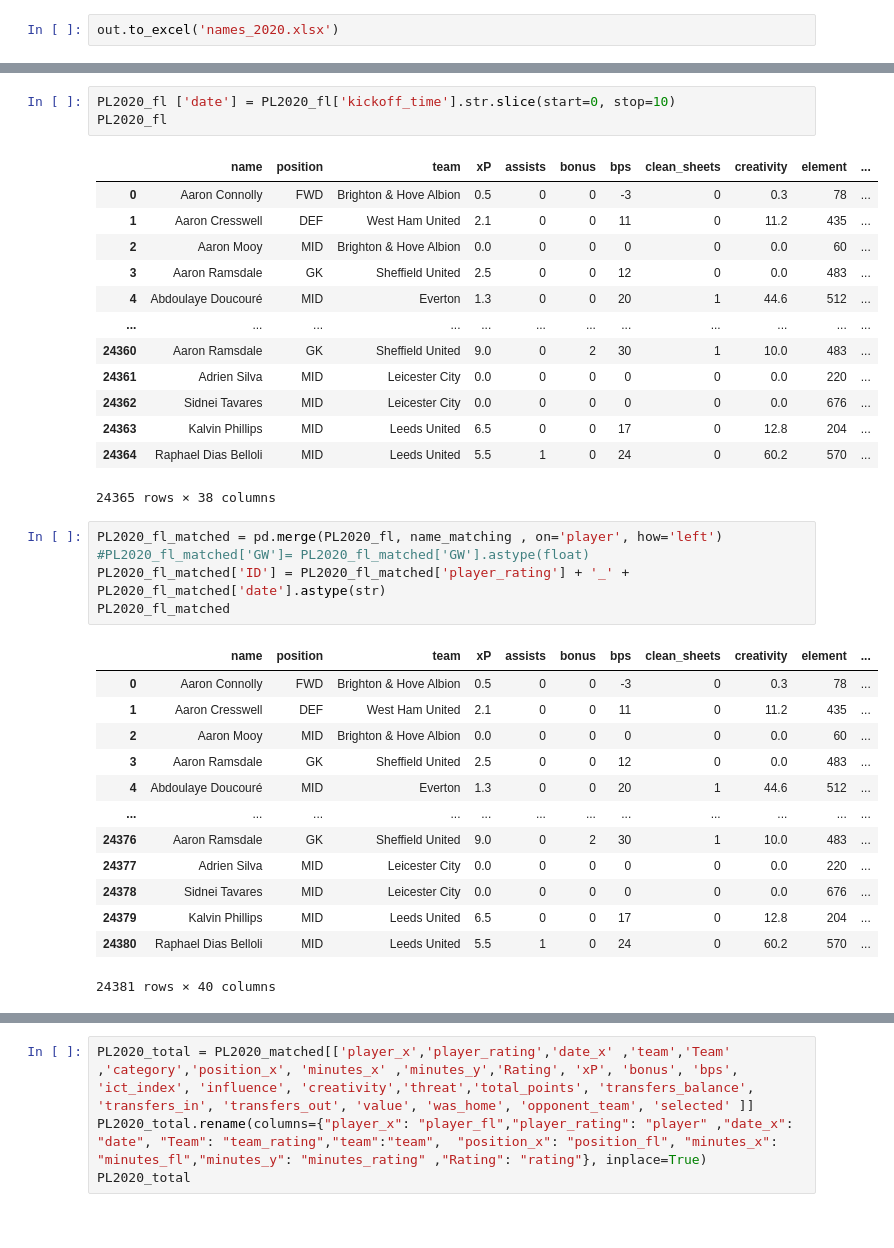
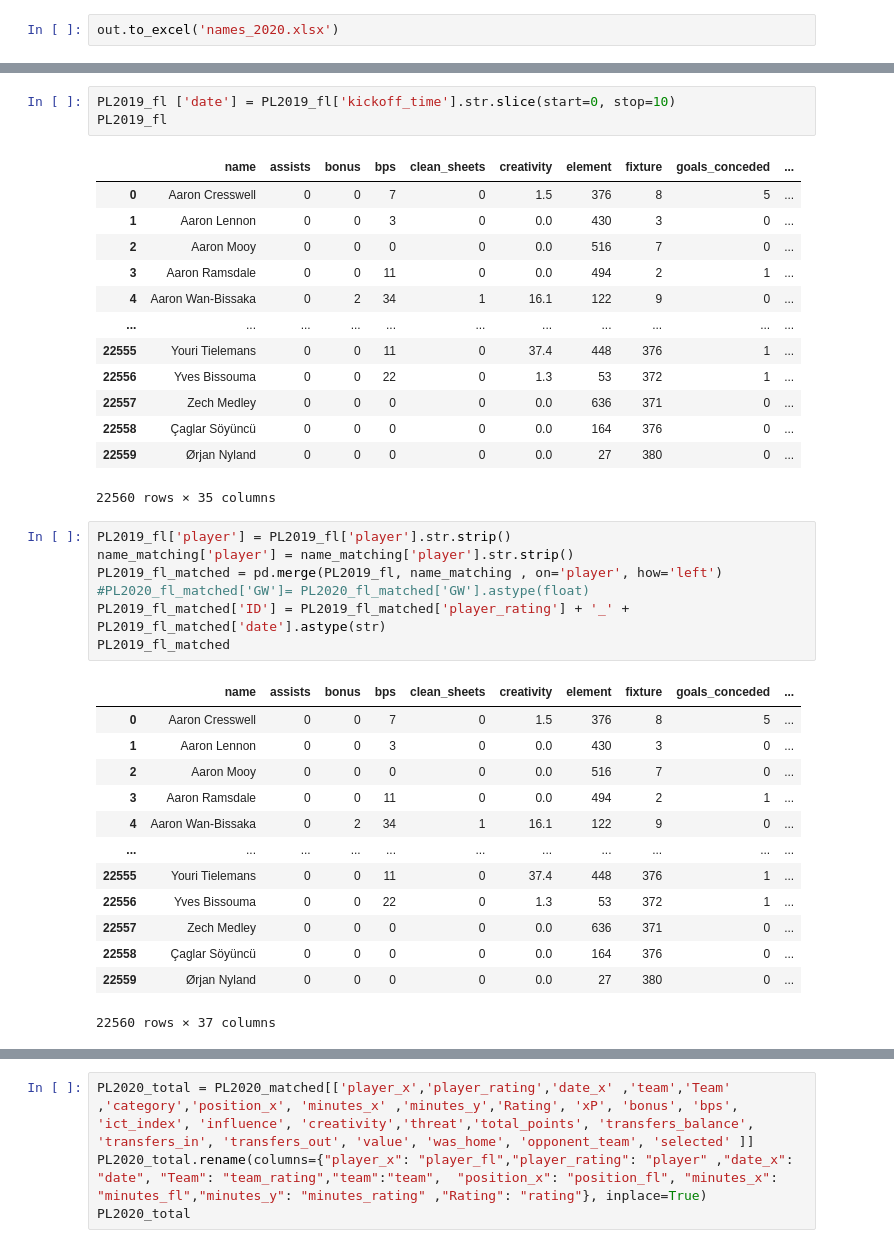
Before and after one commit to Giuliano99/Masterarbeit, a Jupyter notebook: NameMatching.ipynb, the cells around one changed output, grey strips where cells are left out. Cells and saved outputs as stored; diff of their text form.

Commit message:
name matching for 2019

```diff
--- a/NameMatching.ipynb
+++ b/NameMatching.ipynb
@@ -235,37 +235,39 @@ name_matching
 # %%
-PL2020_fl ['date'] = PL2020_fl['kickoff_time'].str.slice(start=0, stop=10)
-PL2020_fl
+PL2019_fl ['date'] = PL2019_fl['kickoff_time'].str.slice(start=0, stop=10)
+PL2019_fl
 # %% [output]
-|  | name | position | team | xP | assists | bonus | bps | clean_sheets | creativity | element | ... |
-| 0 | Aaron Connolly | FWD | Brighton & Hove Albion | 0.5 | 0 | 0 | -3 | 0 | 0.3 | 78 | ... |
-| 1 | Aaron Cresswell | DEF | West Ham United | 2.1 | 0 | 0 | 11 | 0 | 11.2 | 435 | ... |
-| 2 | Aaron Mooy | MID | Brighton & Hove Albion | 0.0 | 0 | 0 | 0 | 0 | 0.0 | 60 | ... |
-| 3 | Aaron Ramsdale | GK | Sheffield United | 2.5 | 0 | 0 | 12 | 0 | 0.0 | 483 | ... |
-| 4 | Abdoulaye Doucouré | MID | Everton | 1.3 | 0 | 0 | 20 | 1 | 44.6 | 512 | ... |
-| ... | ... | ... | ... | ... | ... | ... | ... | ... | ... | ... | ... |
-| 24360 | Aaron Ramsdale | GK | Sheffield United | 9.0 | 0 | 2 | 30 | 1 | 10.0 | 483 | ... |
-| 24361 | Adrien Silva | MID | Leicester City | 0.0 | 0 | 0 | 0 | 0 | 0.0 | 220 | ... |
-| 24362 | Sidnei Tavares | MID | Leicester City | 0.0 | 0 | 0 | 0 | 0 | 0.0 | 676 | ... |
-| 24363 | Kalvin Phillips | MID | Leeds United | 6.5 | 0 | 0 | 17 | 0 | 12.8 | 204 | ... |
-| 24364 | Raphael Dias Belloli | MID | Leeds United | 5.5 | 1 | 0 | 24 | 0 | 60.2 | 570 | ... |
+|  | name | assists | bonus | bps | clean_sheets | creativity | element | fixture | goals_conceded | ... |
+| 0 | Aaron Cresswell | 0 | 0 | 7 | 0 | 1.5 | 376 | 8 | 5 | ... |
+| 1 | Aaron Lennon | 0 | 0 | 3 | 0 | 0.0 | 430 | 3 | 0 | ... |
+| 2 | Aaron Mooy | 0 | 0 | 0 | 0 | 0.0 | 516 | 7 | 0 | ... |
+| 3 | Aaron Ramsdale | 0 | 0 | 11 | 0 | 0.0 | 494 | 2 | 1 | ... |
+| 4 | Aaron Wan-Bissaka | 0 | 2 | 34 | 1 | 16.1 | 122 | 9 | 0 | ... |
+| ... | ... | ... | ... | ... | ... | ... | ... | ... | ... | ... |
+| 22555 | Youri Tielemans | 0 | 0 | 11 | 0 | 37.4 | 448 | 376 | 1 | ... |
+| 22556 | Yves Bissouma | 0 | 0 | 22 | 0 | 1.3 | 53 | 372 | 1 | ... |
+| 22557 | Zech Medley | 0 | 0 | 0 | 0 | 0.0 | 636 | 371 | 0 | ... |
+| 22558 | Çaglar Söyüncü | 0 | 0 | 0 | 0 | 0.0 | 164 | 376 | 0 | ... |
+| 22559 | Ørjan Nyland | 0 | 0 | 0 | 0 | 0.0 | 27 | 380 | 0 | ... |
-24365 rows × 38 columns
+22560 rows × 35 columns
 # %%
-PL2020_fl_matched = pd.merge(PL2020_fl, name_matching , on='player', how='left')
+PL2019_fl['player'] = PL2019_fl['player'].str.strip()
+name_matching['player'] = name_matching['player'].str.strip()
+PL2019_fl_matched = pd.merge(PL2019_fl, name_matching , on='player', how='left')
 #PL2020_fl_matched['GW']= PL2020_fl_matched['GW'].astype(float)
-PL2020_fl_matched['ID'] = PL2020_fl_matched['player_rating'] + '_' + PL2020_fl_matched['date'].astype(str)
-PL2020_fl_matched
+PL2019_fl_matched['ID'] = PL2019_fl_matched['player_rating'] + '_' + PL2019_fl_matched['date'].astype(str)
+PL2019_fl_matched
 # %% [output]
-|  | name | position | team | xP | assists | bonus | bps | clean_sheets | creativity | element | ... |
-| 0 | Aaron Connolly | FWD | Brighton & Hove Albion | 0.5 | 0 | 0 | -3 | 0 | 0.3 | 78 | ... |
-| 1 | Aaron Cresswell | DEF | West Ham United | 2.1 | 0 | 0 | 11 | 0 | 11.2 | 435 | ... |
-| 2 | Aaron Mooy | MID | Brighton & Hove Albion | 0.0 | 0 | 0 | 0 | 0 | 0.0 | 60 | ... |
-| 3 | Aaron Ramsdale | GK | Sheffield United | 2.5 | 0 | 0 | 12 | 0 | 0.0 | 483 | ... |
-| 4 | Abdoulaye Doucouré | MID | Everton | 1.3 | 0 | 0 | 20 | 1 | 44.6 | 512 | ... |
-| ... | ... | ... | ... | ... | ... | ... | ... | ... | ... | ... | ... |
-| 24376 | Aaron Ramsdale | GK | Sheffield United | 9.0 | 0 | 2 | 30 | 1 | 10.0 | 483 | ... |
-| 24377 | Adrien Silva | MID | Leicester City | 0.0 | 0 | 0 | 0 | 0 | 0.0 | 220 | ... |
-| 24378 | Sidnei Tavares | MID | Leicester City | 0.0 | 0 | 0 | 0 | 0 | 0.0 | 676 | ... |
-| 24379 | Kalvin Phillips | MID | Leeds United | 6.5 | 0 | 0 | 17 | 0 | 12.8 | 204 | ... |
-| 24380 | Raphael Dias Belloli | MID | Leeds United | 5.5 | 1 | 0 | 24 | 0 | 60.2 | 570 | ... |
+|  | name | assists | bonus | bps | clean_sheets | creativity | element | fixture | goals_conceded | ... |
+| 0 | Aaron Cresswell | 0 | 0 | 7 | 0 | 1.5 | 376 | 8 | 5 | ... |
+| 1 | Aaron Lennon | 0 | 0 | 3 | 0 | 0.0 | 430 | 3 | 0 | ... |
+| 2 | Aaron Mooy | 0 | 0 | 0 | 0 | 0.0 | 516 | 7 | 0 | ... |
+| 3 | Aaron Ramsdale | 0 | 0 | 11 | 0 | 0.0 | 494 | 2 | 1 | ... |
+| 4 | Aaron Wan-Bissaka | 0 | 2 | 34 | 1 | 16.1 | 122 | 9 | 0 | ... |
+| ... | ... | ... | ... | ... | ... | ... | ... | ... | ... | ... |
+| 22555 | Youri Tielemans | 0 | 0 | 11 | 0 | 37.4 | 448 | 376 | 1 | ... |
+| 22556 | Yves Bissouma | 0 | 0 | 22 | 0 | 1.3 | 53 | 372 | 1 | ... |
+| 22557 | Zech Medley | 0 | 0 | 0 | 0 | 0.0 | 636 | 371 | 0 | ... |
+| 22558 | Çaglar Söyüncü | 0 | 0 | 0 | 0 | 0.0 | 164 | 376 | 0 | ... |
+| 22559 | Ørjan Nyland | 0 | 0 | 0 | 0 | 0.0 | 27 | 380 | 0 | ... |
-24381 rows × 40 columns
+22560 rows × 37 columns
 # %%
```
Also changed, not shown: parts of 7 cells of this notebook, 1 other file.
